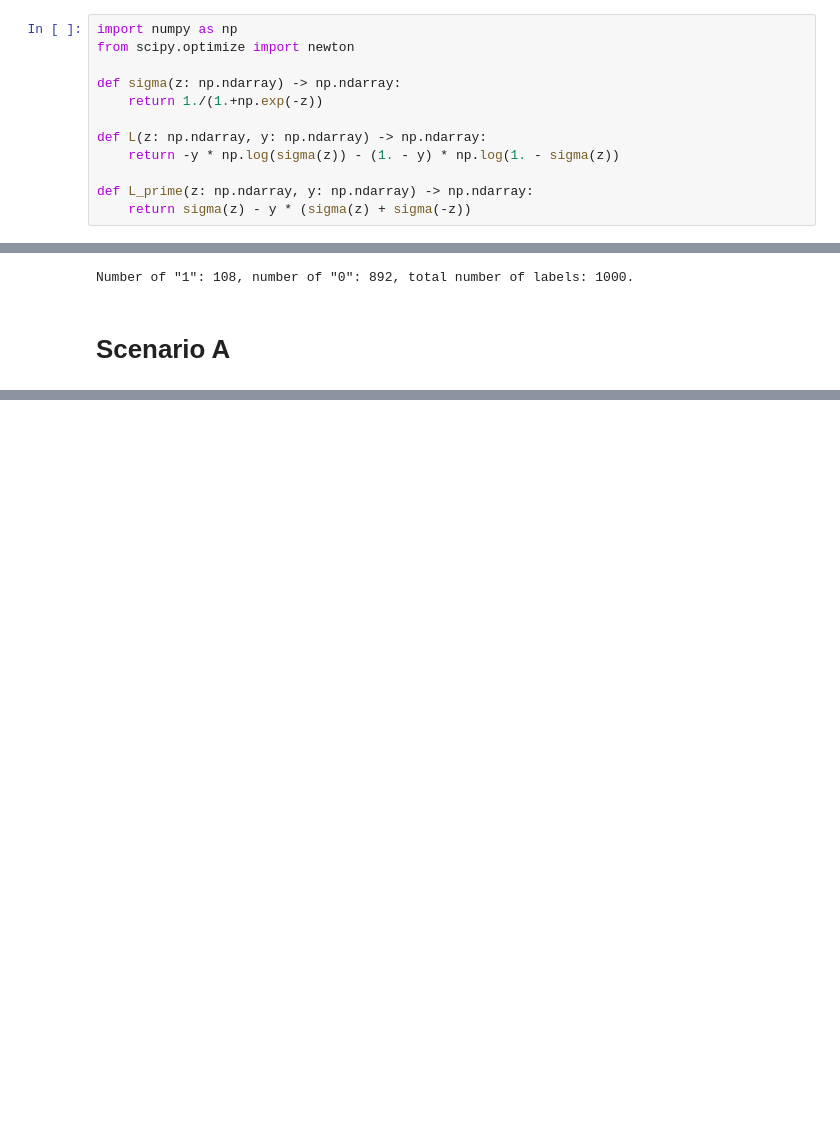
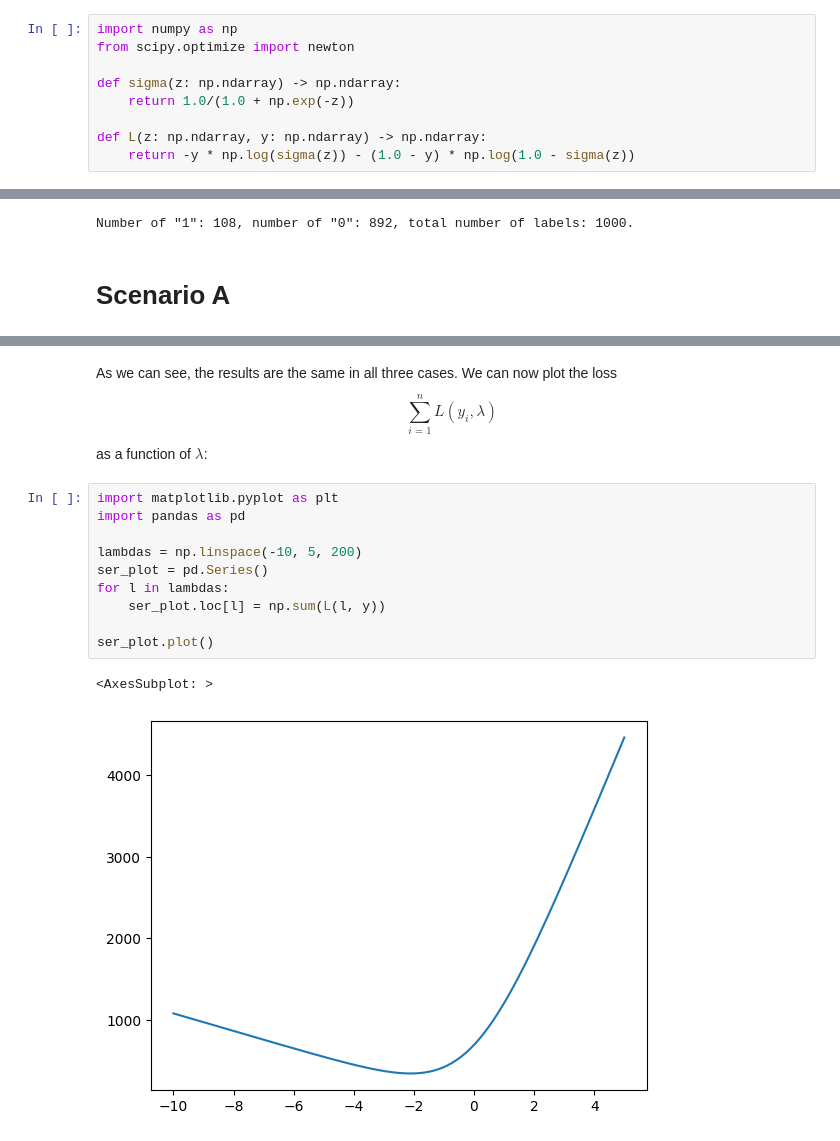
Before and after one commit to jakubweglowski/Machine-Learning-Summer-2024-25, a Jupyter notebook: Homework07_gradient-boosting.ipynb, the cells around one changed output, grey strips where cells are left out. Cells and saved outputs as stored; diff of their text form; blank space fills up the shorter version.

```diff
--- a/Homework07_gradient-boosting.ipynb
+++ b/Homework07_gradient-boosting.ipynb
@@ -48,13 +31,10 @@ import numpy as np
 from scipy.optimize import newton
 
 def sigma(z: np.ndarray) -> np.ndarray:
-    return 1./(1.+np.exp(-z))
+    return 1.0/(1.0 + np.exp(-z))
 
 def L(z: np.ndarray, y: np.ndarray) -> np.ndarray:
-    return -y * np.log(sigma(z)) - (1. - y) * np.log(1. - sigma(z))
-
-def L_prime(z: np.ndarray, y: np.ndarray) -> np.ndarray:
-    return sigma(z) - y * (sigma(z) + sigma(-z))
+    return -y * np.log(sigma(z)) - (1.0 - y) * np.log(1.0 - sigma(z))
 # %%
 np.random.seed(0)
 
@@ -74,0 +98,17 @@ newton(lambda x: k*sigma(x) - m*sigma(-x), x0 = 0.0)
+# %% [markdown]
+As we can see, the results are the same in all three cases. We can now plot the loss
+$$\sum_{i=1}^{n} L(y_i, \lambda)$$
+as a function of $\lambda$:
+# %%
+import matplotlib.pyplot as plt
+import pandas as pd
+
+lambdas = np.linspace(-10, 5, 200)
+ser_plot = pd.Series()
+for l in lambdas:
+    ser_plot.loc[l] = np.sum(L(l, y))
+
+ser_plot.plot()
+# %% [output]
+<AxesSubplot: >
+[figure, added]
```
Also changed, not shown: parts of 13 cells of this notebook.
